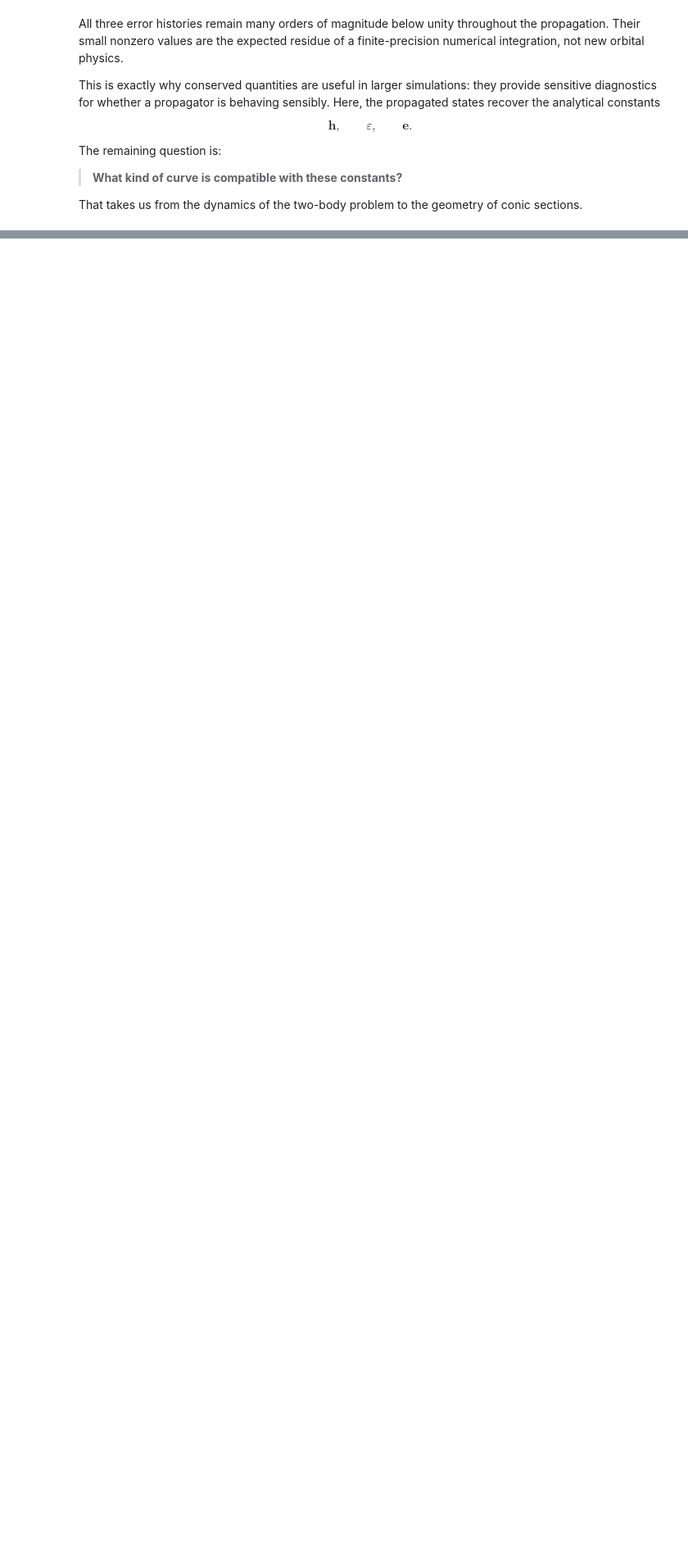
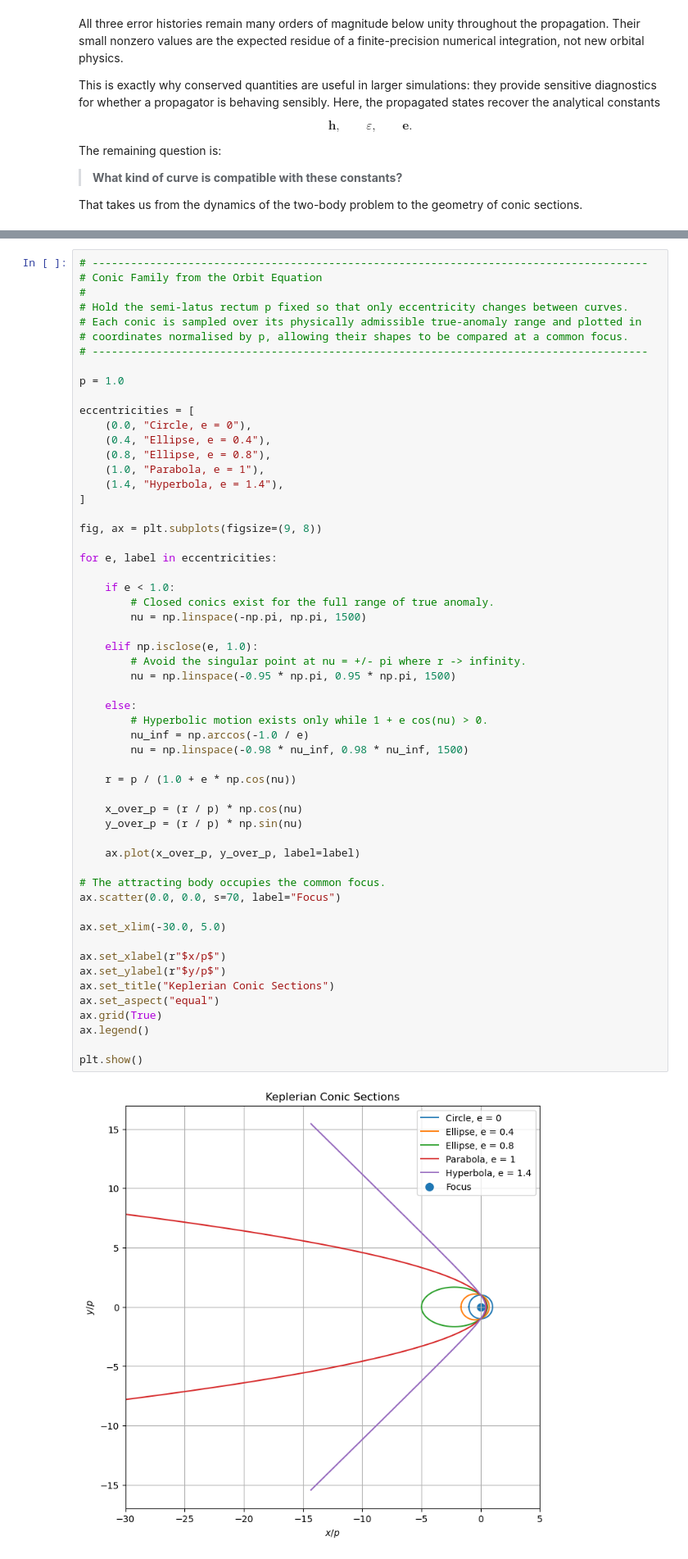
Before and after one commit to johnm3398/Spacecraft-Dynamics-and-Control, a Jupyter notebook: 03_spacecraft_formation_relative_orbits_specialization/01_relative_motion_kinematics_and_kinetics/Module 1 - Revisiting Basics of Keplerian Motion.ipynb, the cells around one changed output, grey strips where cells are left out. Shown at 82% size. Saved outputs shown, nothing was run; the diff lists cells and outputs as text; blank space fills up the shorter version.

```diff
--- a/03_spacecraft_formation_relative_orbits_specialization/01_relative_motion_kinematics_and_kinetics/Module 1 - Revisiting Basics of Keplerian Motion.ipynb
+++ b/03_spacecraft_formation_relative_orbits_specialization/01_relative_motion_kinematics_and_kinetics/Module 1 - Revisiting Basics of Keplerian Motion.ipynb
@@ -4185,0 +4630,58 @@ That takes us from the dynamics of the two-body problem to the geometry of conic
+# %%
+# ---------------------------------------------------------------------------------------
+# Conic Family from the Orbit Equation
+#
+# Hold the semi-latus rectum p fixed so that only eccentricity changes between curves.
+# Each conic is sampled over its physically admissible true-anomaly range and plotted in
+# coordinates normalised by p, allowing their shapes to be compared at a common focus.
+# ---------------------------------------------------------------------------------------
+
+p = 1.0
+
+eccentricities = [
+    (0.0, "Circle, e = 0"),
+    (0.4, "Ellipse, e = 0.4"),
+    (0.8, "Ellipse, e = 0.8"),
+    (1.0, "Parabola, e = 1"),
+    (1.4, "Hyperbola, e = 1.4"),
+]
+
+fig, ax = plt.subplots(figsize=(9, 8))
+
+for e, label in eccentricities:
+
+    if e < 1.0:
+        # Closed conics exist for the full range of true anomaly.
+        nu = np.linspace(-np.pi, np.pi, 1500)
+
+    elif np.isclose(e, 1.0):
+        # Avoid the singular point at nu = +/- pi where r -> infinity.
+        nu = np.linspace(-0.95 * np.pi, 0.95 * np.pi, 1500)
+
+    else:
+        # Hyperbolic motion exists only while 1 + e cos(nu) > 0.
+        nu_inf = np.arccos(-1.0 / e)
+        nu = np.linspace(-0.98 * nu_inf, 0.98 * nu_inf, 1500)
+
+    r = p / (1.0 + e * np.cos(nu))
+
+    x_over_p = (r / p) * np.cos(nu)
+    y_over_p = (r / p) * np.sin(nu)
+
+    ax.plot(x_over_p, y_over_p, label=label)
+
+# The attracting body occupies the common focus.
+ax.scatter(0.0, 0.0, s=70, label="Focus")
+
+ax.set_xlim(-30.0, 5.0)
+
+ax.set_xlabel(r"$x/p$")
+ax.set_ylabel(r"$y/p$")
+ax.set_title("Keplerian Conic Sections")
+ax.set_aspect("equal")
+ax.grid(True)
+ax.legend()
+
+plt.show()
+# %% [output]
+[figure, added]
```
Also changed, not shown: parts of 22 cells of this notebook.
